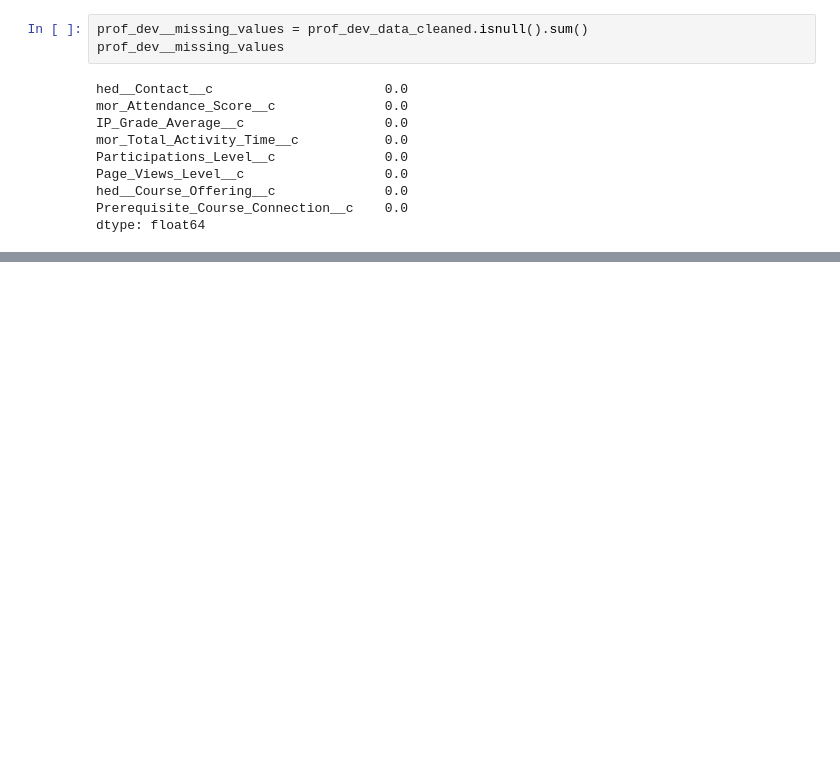
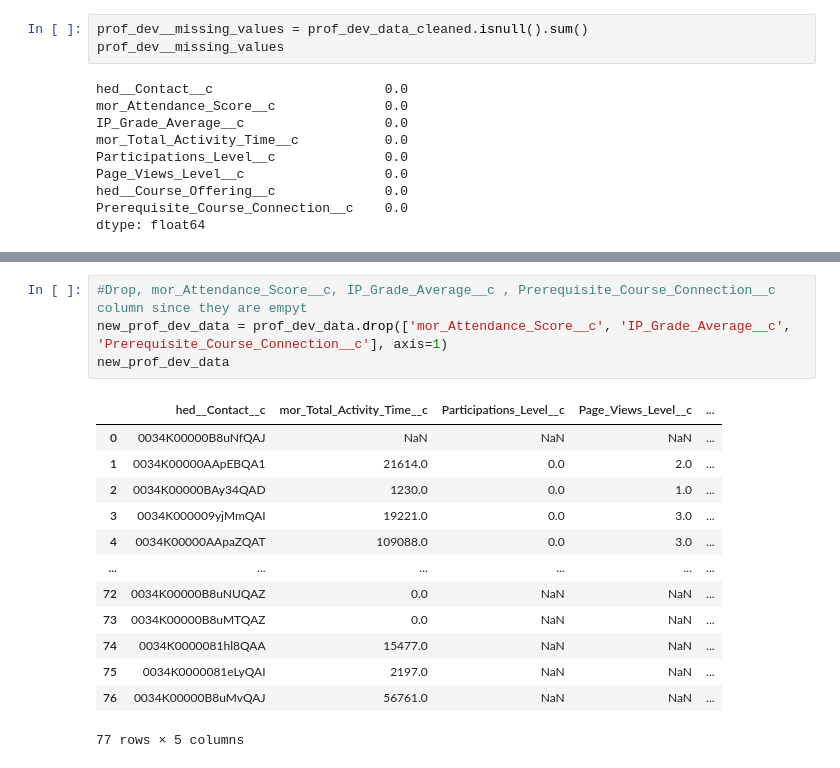
Before and after one commit to HarunMbaabu/module-retention-analytics, a Jupyter notebook: Main File - Exploratory Data Analysis .ipynb, the cells around one changed output, grey strips where cells are left out. Saved outputs shown, nothing was run; the diff lists cells and outputs as text; blank space fills up the shorter version.

```diff
--- a/Main File - Exploratory Data Analysis .ipynb
+++ b/Main File - Exploratory Data Analysis .ipynb
@@ -146,0 +164,18 @@ dtype: float64
+# %%
+#Drop, mor_Attendance_Score__c, IP_Grade_Average__c , Prerequisite_Course_Connection__c column since they are empyt
+new_prof_dev_data = prof_dev_data.drop(['mor_Attendance_Score__c', 'IP_Grade_Average__c', 'Prerequisite_Course_Connection__c'], axis=1)
+new_prof_dev_data
+# %% [output]
+|  | hed__Contact__c | mor_Total_Activity_Time__c | Participations_Level__c | Page_Views_Level__c | ... |
+| 0 | 0034K00000B8uNfQAJ | NaN | NaN | NaN | ... |
+| 1 | 0034K00000AApEBQA1 | 21614.0 | 0.0 | 2.0 | ... |
+| 2 | 0034K00000BAy34QAD | 1230.0 | 0.0 | 1.0 | ... |
+| 3 | 0034K000009yjMmQAI | 19221.0 | 0.0 | 3.0 | ... |
+| 4 | 0034K00000AApaZQAT | 109088.0 | 0.0 | 3.0 | ... |
+| ... | ... | ... | ... | ... | ... |
+| 72 | 0034K00000B8uNUQAZ | 0.0 | NaN | NaN | ... |
+| 73 | 0034K00000B8uMTQAZ | 0.0 | NaN | NaN | ... |
+| 74 | 0034K0000081hl8QAA | 15477.0 | NaN | NaN | ... |
+| 75 | 0034K0000081eLyQAI | 2197.0 | NaN | NaN | ... |
+| 76 | 0034K00000B8uMvQAJ | 56761.0 | NaN | NaN | ... |
+77 rows × 5 columns
```
Also changed, not shown: parts of 4 cells of this notebook, 1 other file.
